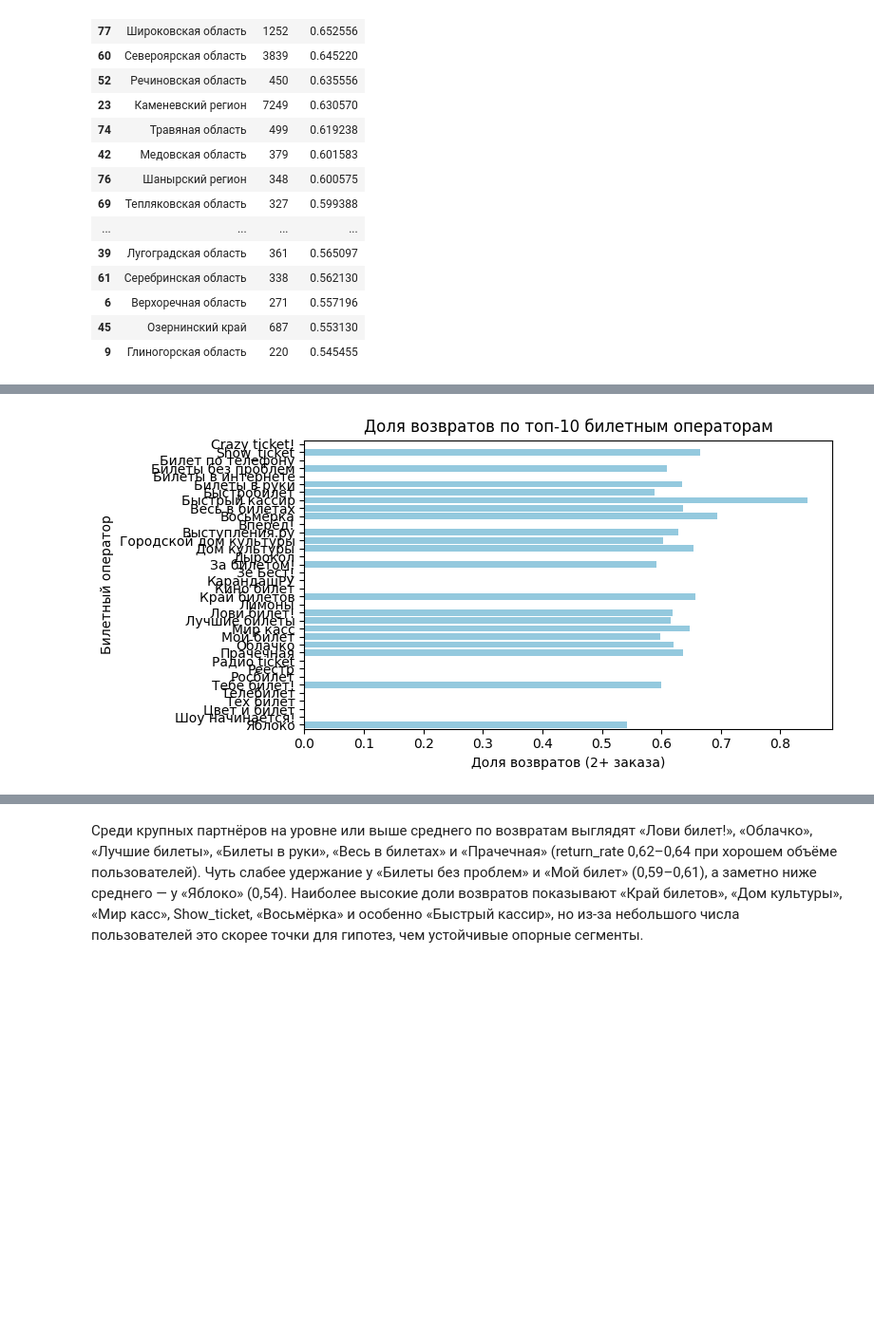
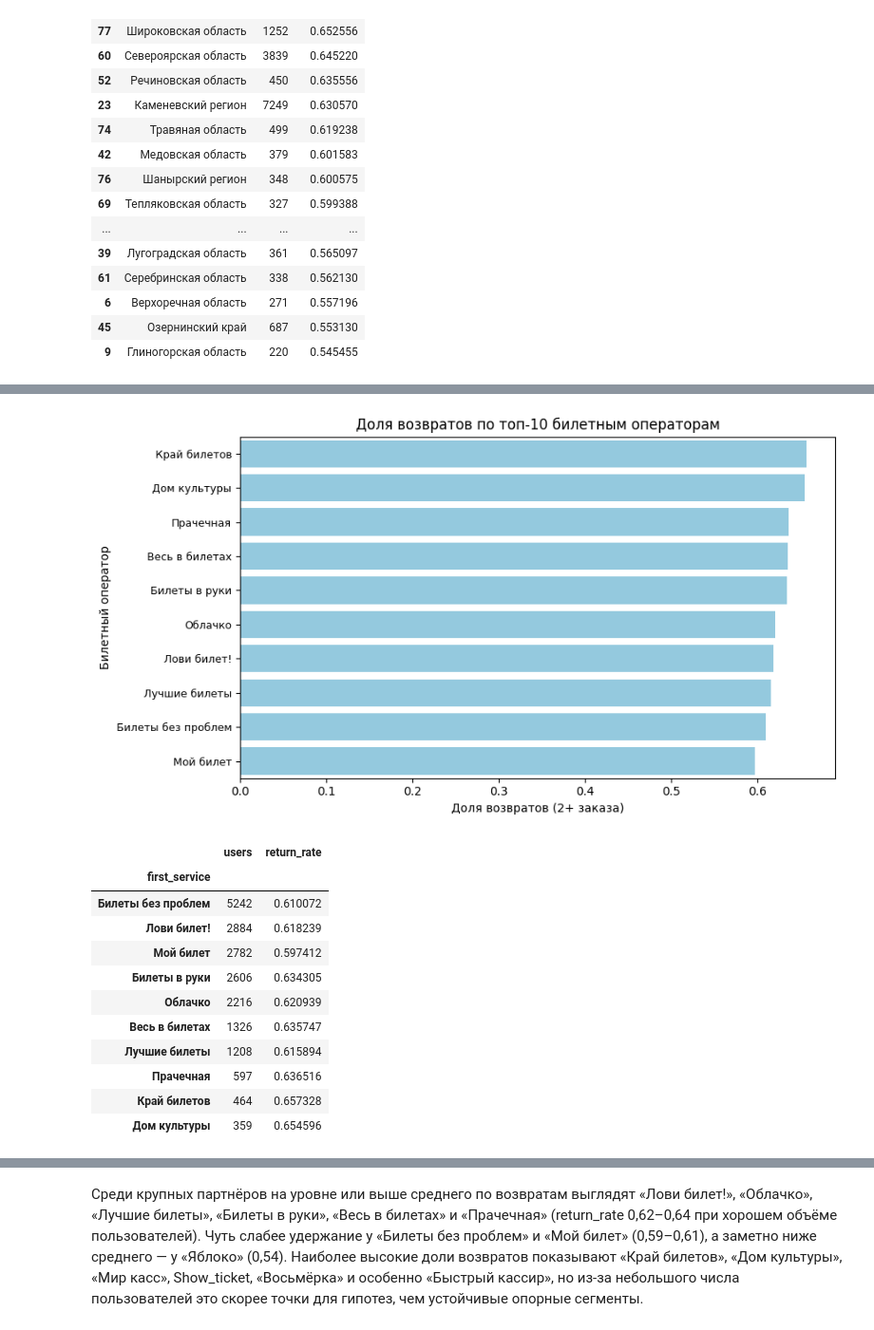
Before and after one commit to playlina/afisha-loyalty-analysis, a Jupyter notebook: afisha_loyalty.ipynb, the cells around one changed output, grey strips where cells are left out. Shown at 95% size. Cells and saved outputs as stored; diff of their text form; code cells hidden in the pictures; blank space fills up the shorter version.

```diff
--- a/afisha_loyalty.ipynb
+++ b/afisha_loyalty.ipynb
@@ -1087,14 +1252,41 @@ display(service_return)
-# %%
-plt.figure(figsize=(8, 4))
-sns.barplot(
-    y=service_return.index,
-    x=service_return['return_rate'],
-    orient='h',
-    color='skyblue')
-plt.xlabel('Доля возвратов (2+ заказа)')
-plt.ylabel('Билетный оператор')
-plt.title('Доля возвратов по топ-10 билетным операторам')
-plt.tight_layout()
-plt.show()
-# %% [output]
-[figure, removed]
+# %%
+top10_service_return = (
+    user_profile.groupby('first_service')['is_two']
+    .agg(['count', 'mean'])
+    .sort_values('count', ascending=False)
+    .head(10)
+    .rename(columns={'count': 'users', 'mean': 'return_rate'}))
+plot_df = (
+    top10_service_return
+    .sort_values('return_rate', ascending=False)
+    .reset_index())
+
+plt.figure(figsize=(9, 5))
+sns.barplot(
+    data=plot_df,
+    y='first_service',
+    x='return_rate',
+    order=plot_df['first_service'],
+    orient='h',
+    color='skyblue')
+plt.xlabel('Доля возвратов (2+ заказа)')
+plt.ylabel('Билетный оператор')
+plt.title('Доля возвратов по топ-10 билетным операторам')
+plt.yticks(fontsize=9)
+plt.tight_layout()
+plt.show()
+display(top10_service_return)
+# %% [output]
+[figure, added]
+|  | users | return_rate |
+| first_service |  |  |
+| Билеты без проблем | 5242 | 0.610072 |
+| Лови билет! | 2884 | 0.618239 |
+| Мой билет | 2782 | 0.597412 |
+| Билеты в руки | 2606 | 0.634305 |
+| Облачко | 2216 | 0.620939 |
+| Весь в билетах | 1326 | 0.635747 |
+| Лучшие билеты | 1208 | 0.615894 |
+| Прачечная | 597 | 0.636516 |
+| Край билетов | 464 | 0.657328 |
+| Дом культуры | 359 | 0.654596 |
```
Also changed, not shown: parts of 89 cells of this notebook.
